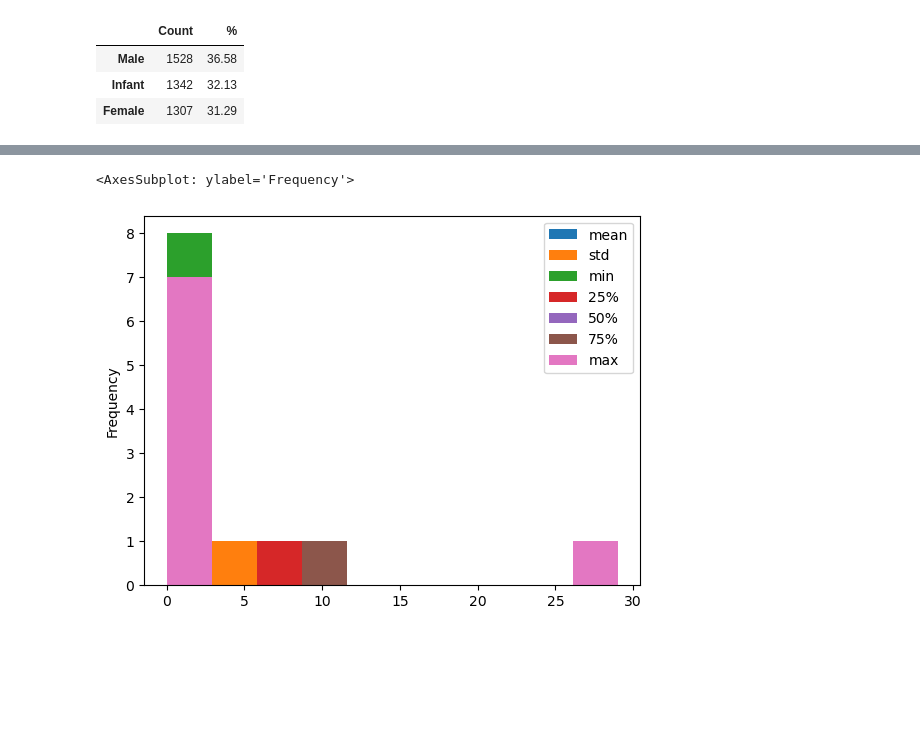
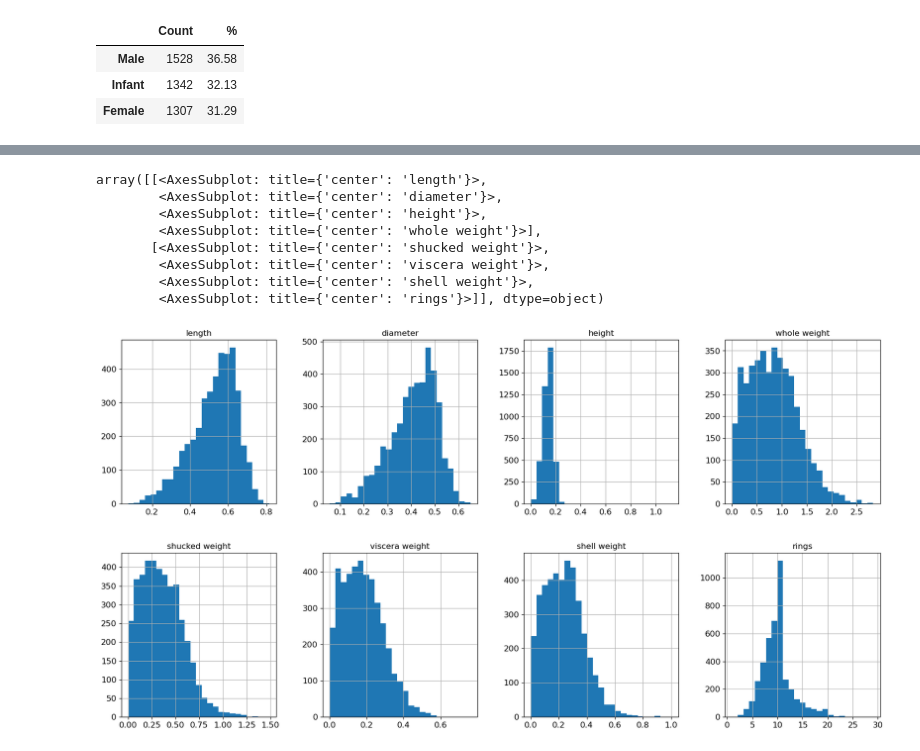
Before and after one commit to Panda1246/programmingInPython, a Jupyter notebook: assignment_1/analysis.ipynb, the cells around one changed output, grey strips where cells are left out. Saved outputs shown, nothing was run; the diff lists cells and outputs as text; code cells hidden in the pictures; blank space fills up the shorter version.

```diff
--- a/assignment_1/analysis.ipynb
+++ b/assignment_1/analysis.ipynb
@@ -75,8 +72,17 @@ display(distChart)
 <AxesSubplot: title={'center': 'Occurrences of each category for the qualitative variable'}, xlabel='sex', ylabel='count'>
 [figure]
-# %%
-summaryHist = summaryDf.plot.hist()
-display(summaryHist)
-# %% [output]
-<AxesSubplot: ylabel='Frequency'>
-[figure, removed]
+# %%
+
+
+dfHist = dataFrame.hist(layout=(2, 4), figsize=(20, 10), xlabelsize=12, ylabelsize=12, bins=25)
+display(dfHist)
+# %% [output]
+array([[<AxesSubplot: title={'center': 'length'}>,
+        <AxesSubplot: title={'center': 'diameter'}>,
+        <AxesSubplot: title={'center': 'height'}>,
+        <AxesSubplot: title={'center': 'whole weight'}>],
+       [<AxesSubplot: title={'center': 'shucked weight'}>,
+        <AxesSubplot: title={'center': 'viscera weight'}>,
+        <AxesSubplot: title={'center': 'shell weight'}>,
+        <AxesSubplot: title={'center': 'rings'}>]], dtype=object)
+[figure, added]
```
Also changed, not shown: parts of 3 cells of this notebook.
